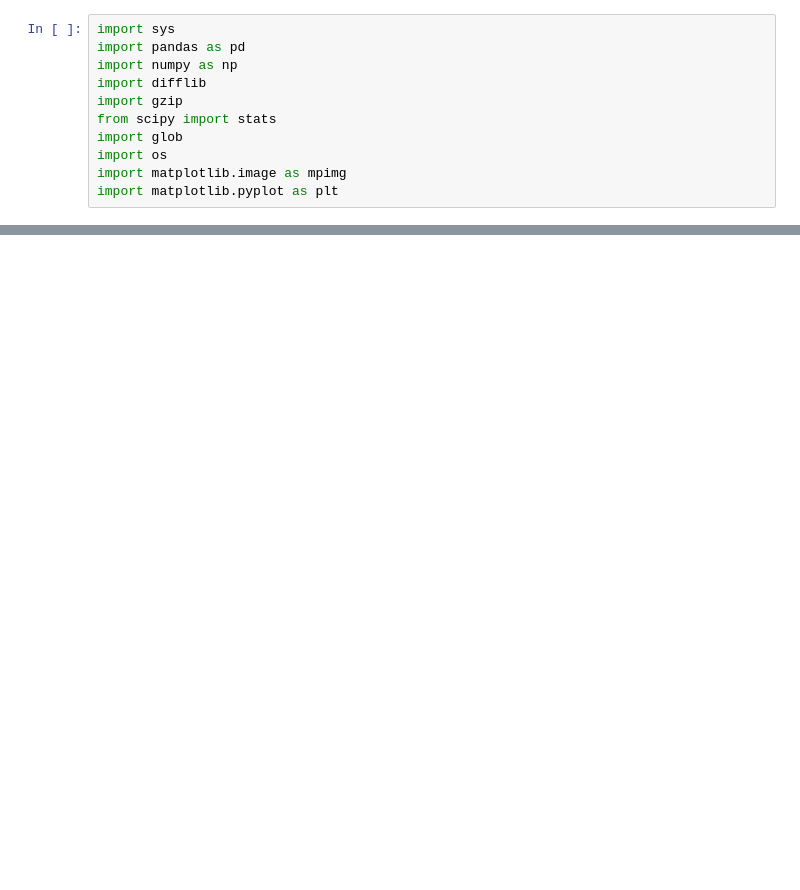
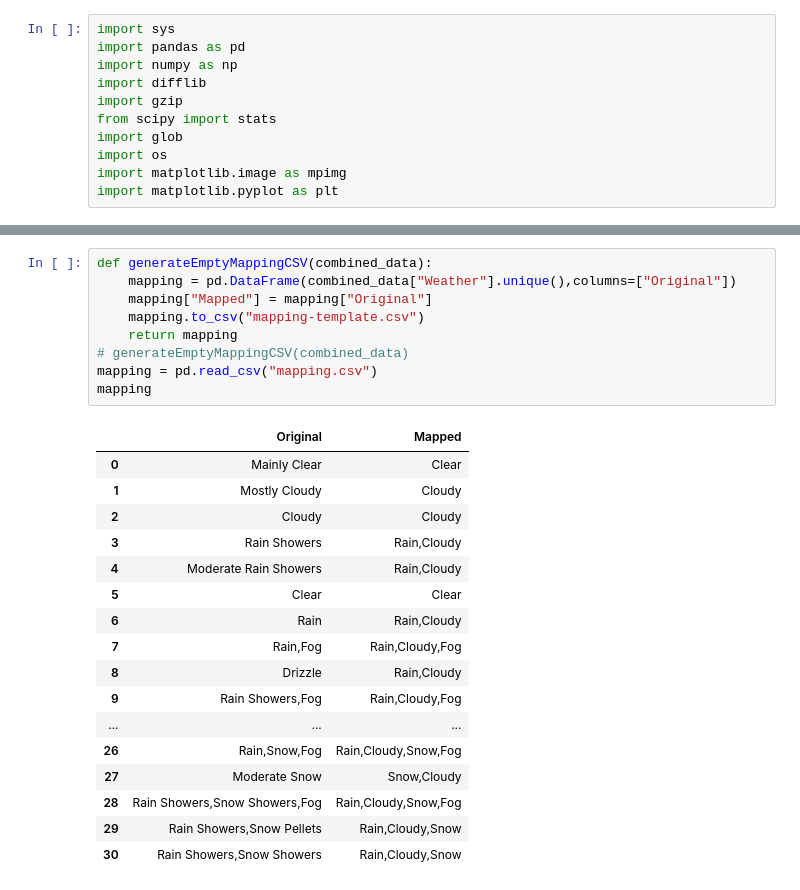
Before and after one commit to MockyJoke/numbers, a Jupyter notebook: project/code/data_prep.ipynb, the cells around one changed output, grey strips where cells are left out. Drawn from its saved outputs; the diff is of its cells as text; blank space fills up the shorter version.

```diff
--- a/project/code/data_prep.ipynb
+++ b/project/code/data_prep.ipynb
@@ -96 +105,28 @@ array([nan, 'Mainly Clear', 'Mostly Cloudy', 'Cloudy', 'Rain Showers',
+# %%
+def generateEmptyMappingCSV(combined_data):
+    mapping = pd.DataFrame(combined_data["Weather"].unique(),columns=["Original"])
+    mapping["Mapped"] = mapping["Original"]
+    mapping.to_csv("mapping-template.csv")
+    return mapping
+# generateEmptyMappingCSV(combined_data)
+mapping = pd.read_csv("mapping.csv")
+mapping
+# %% [output]
+|  | Original | Mapped |
+| 0 | Mainly Clear | Clear |
+| 1 | Mostly Cloudy | Cloudy |
+| 2 | Cloudy | Cloudy |
+| 3 | Rain Showers | Rain,Cloudy |
+| 4 | Moderate Rain Showers | Rain,Cloudy |
+| 5 | Clear | Clear |
+| 6 | Rain | Rain,Cloudy |
+| 7 | Rain,Fog | Rain,Cloudy,Fog |
+| 8 | Drizzle | Rain,Cloudy |
+| 9 | Rain Showers,Fog | Rain,Cloudy,Fog |
+| ... | ... | ... |
+| 26 | Rain,Snow,Fog | Rain,Cloudy,Snow,Fog |
+| 27 | Moderate Snow | Snow,Cloudy |
+| 28 | Rain Showers,Snow Showers,Fog | Rain,Cloudy,Snow,Fog |
+| 29 | Rain Showers,Snow Pellets | Rain,Cloudy,Snow |
+| 30 | Rain Showers,Snow Showers | Rain,Cloudy,Snow |
 # %%
```
Also changed, not shown: parts of 5 cells of this notebook, 1 other file.
